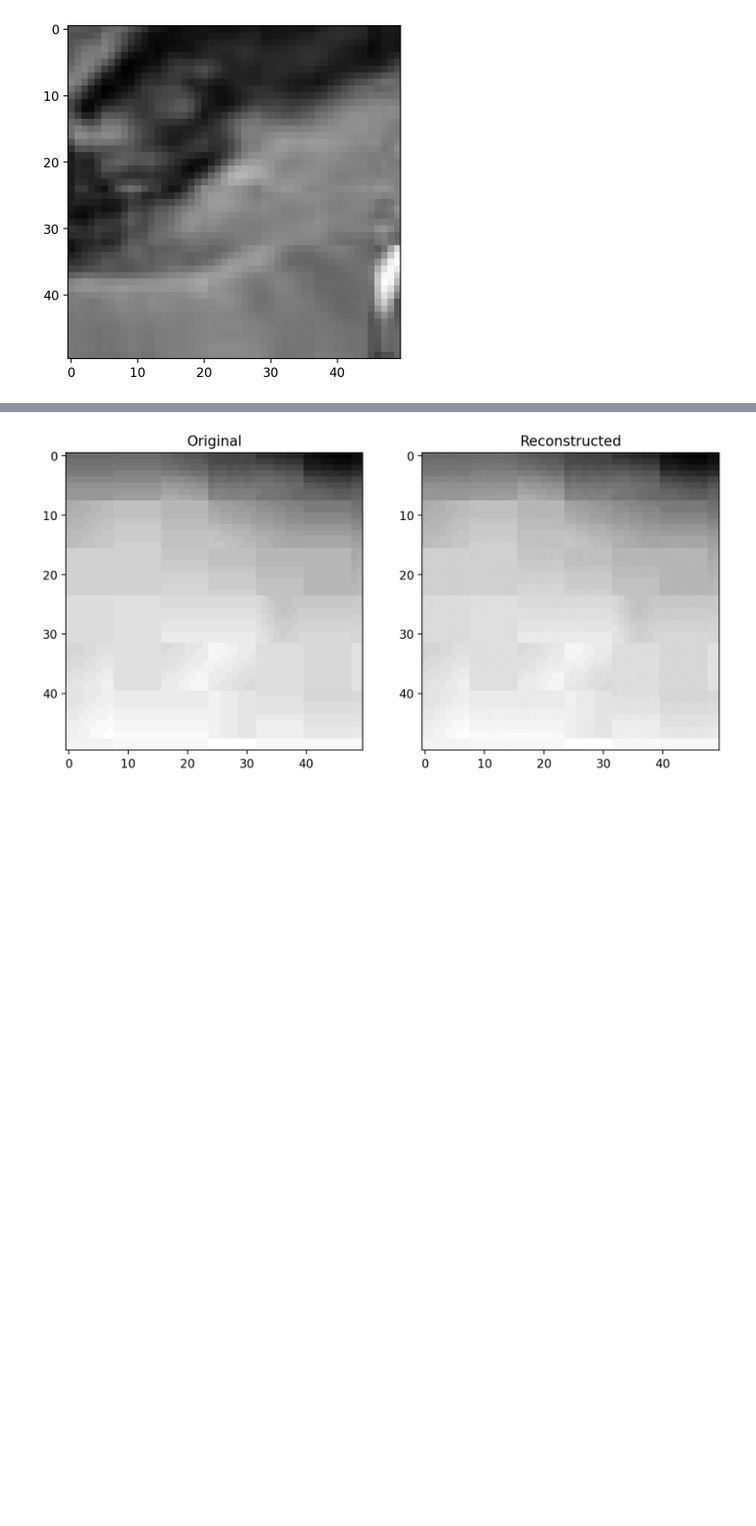
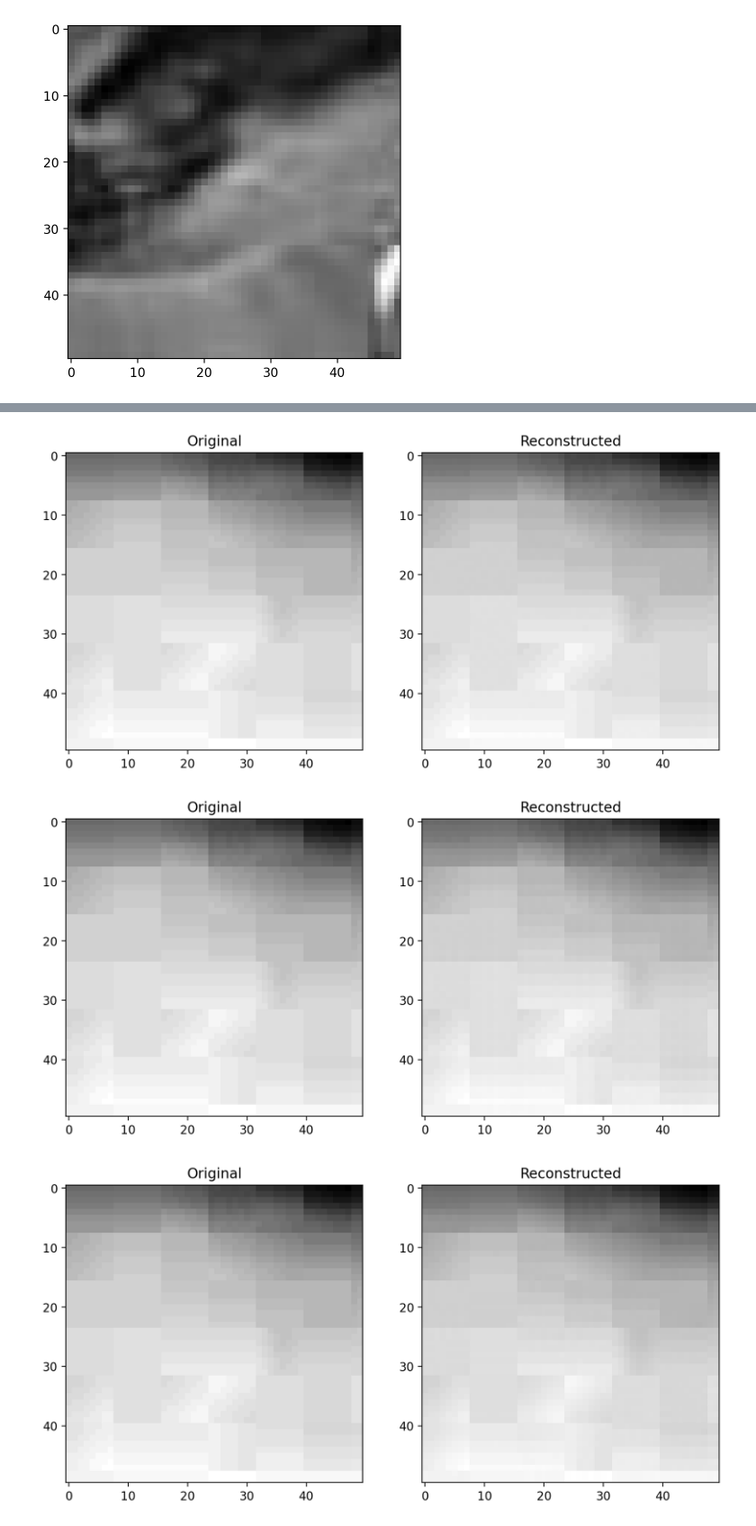
Before and after one commit to Karan-Gandhi/ES335-Assignment-2, a Jupyter notebook: task5.ipynb, the cells around one changed output, grey strips where cells are left out. Shown at 90% size. Drawn from its saved outputs; the diff is of its cells as text; code cells hidden in the pictures; blank space fills up the shorter version.

```diff
--- a/task5.ipynb
+++ b/task5.ipynb
@@ -130,11 +130,15 @@ def plot_metrics_vs_r(patch, r_values):
 # %%
 print("Patch 1")
 factorize_and_reconstruct_patch(1, 50, plot=True)
+factorize_and_reconstruct_patch(1, 25, plot=True)
+factorize_and_reconstruct_patch(1, 10, plot=True)
 print("Patch 2")
 factorize_and_reconstruct_patch(2, 50, plot=True)
 print("Patch 3")
 factorize_and_reconstruct_patch(3, 50, plot=True)
 # %% [output]
 Patch 1
 [figure]
+[figure, new version]
+[figure, new version]
 Patch 2
```
Also changed, not shown: parts of 3 cells of this notebook, 1 other file.
